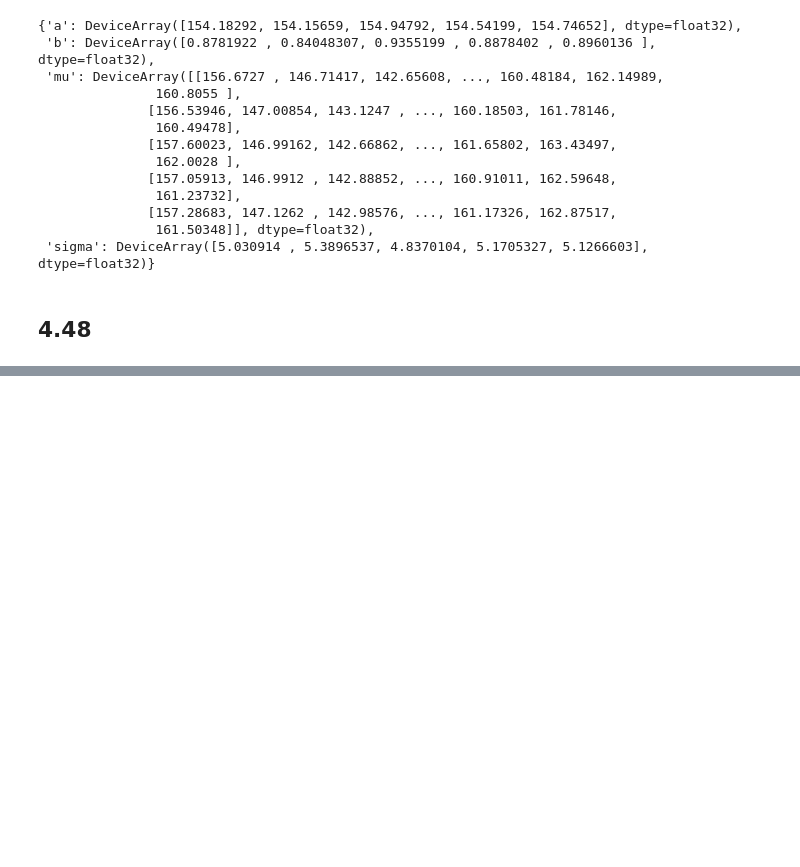
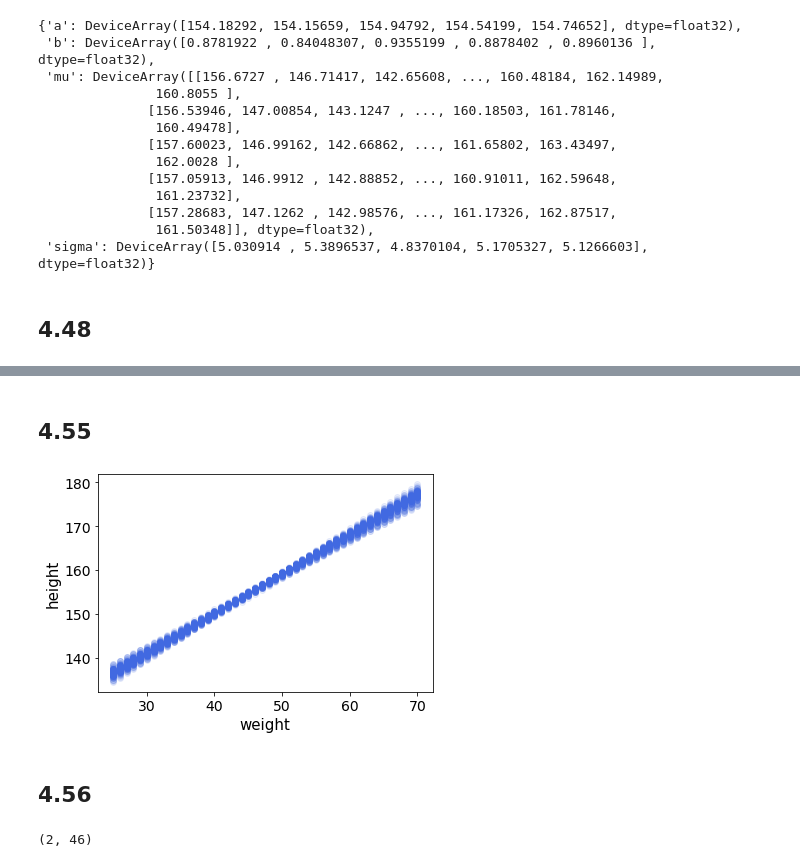
Before and after one commit to 8wgf3b/books, a Jupyter notebook: stat_rethink/Chap4.ipynb, the cells around one changed output, grey strips where cells are left out. Saved outputs shown, nothing was run; the diff lists cells and outputs as text; code cells hidden in the pictures; blank space fills up the shorter version.

```diff
--- a/stat_rethink/Chap4.ipynb
+++ b/stat_rethink/Chap4.ipynb
@@ -539,0 +625,20 @@ plt.show()
+# %% [markdown]
+## 4.55
+# %%
+az.plot_pair(
+    d2[["weight", "height"]].to_dict(orient="list"), scatter_kwargs={"alpha": 0}
+)
+for i in range(100):
+    plt.plot(weight_seq, mu[i], "o", c="royalblue", alpha=0.1)
+plt.show()
+# %% [output]
+[figure, added]
+# %% [markdown]
+## 4.56
+# %%
+mu_mean = jnp.mean(mu, 0)
+mu_PI = jnp.percentile(mu, q=jnp.array([5.5, 94.5]), axis=0)
+mu_mean.shape
+mu_PI.shape
+# %% [output]
+(2, 46)
```
Also changed, not shown: parts of 17 cells of this notebook.
